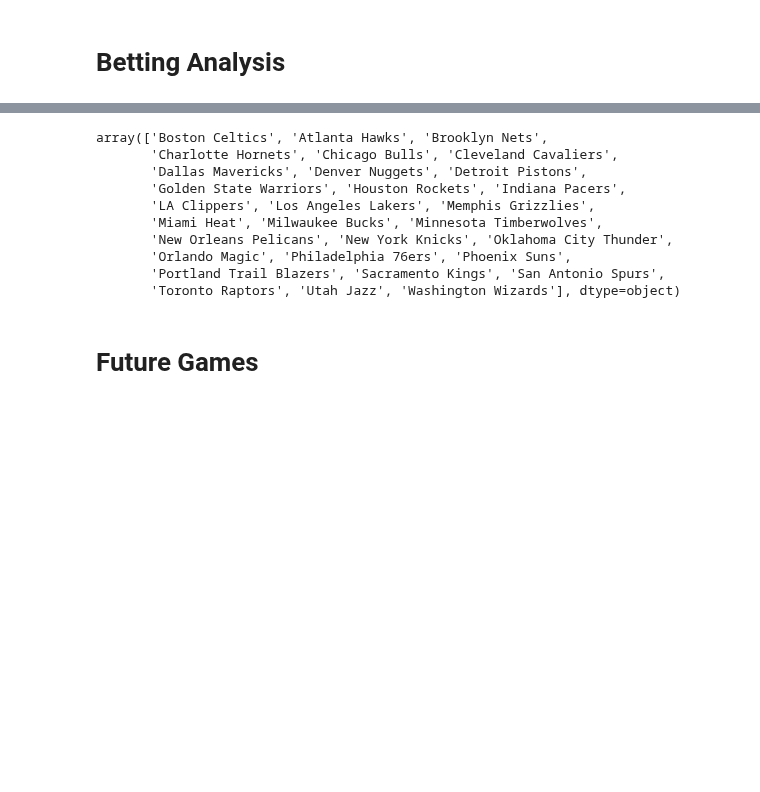
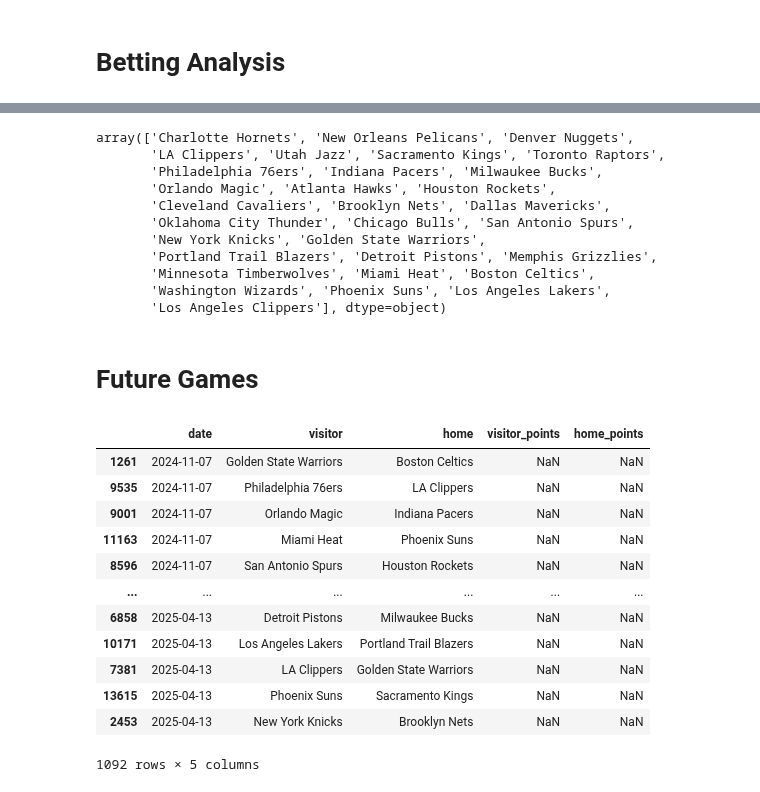
Before and after one commit to VincentGordon-Data-Analyst/nba-api, a Jupyter notebook: nba-analysis.ipynb, the cells around one changed output, grey strips where cells are left out. Cells and saved outputs as stored; diff of their text form; code cells hidden in the pictures; blank space fills up the shorter version.

```diff
--- a/nba-analysis.ipynb
+++ b/nba-analysis.ipynb
@@ -234,25 +308,40 @@ z-score for 235.5: 0.96
 # %%
-teams = df1['visitor'].unique()
+teams = final_df['visitor'].unique()
 teams
 # %% [output]
-array(['Boston Celtics', 'Atlanta Hawks', 'Brooklyn Nets',
-       'Charlotte Hornets', 'Chicago Bulls', 'Cleveland Cavaliers',
-       'Dallas Mavericks', 'Denver Nuggets', 'Detroit Pistons',
-       'Golden State Warriors', 'Houston Rockets', 'Indiana Pacers',
-       'LA Clippers', 'Los Angeles Lakers', 'Memphis Grizzlies',
-       'Miami Heat', 'Milwaukee Bucks', 'Minnesota Timberwolves',
-       'New Orleans Pelicans', 'New York Knicks', 'Oklahoma City Thunder',
-       'Orlando Magic', 'Philadelphia 76ers', 'Phoenix Suns',
-       'Portland Trail Blazers', 'Sacramento Kings', 'San Antonio Spurs',
-       'Toronto Raptors', 'Utah Jazz', 'Washington Wizards'], dtype=object)
+array(['Charlotte Hornets', 'New Orleans Pelicans', 'Denver Nuggets',
+       'LA Clippers', 'Utah Jazz', 'Sacramento Kings', 'Toronto Raptors',
+       'Philadelphia 76ers', 'Indiana Pacers', 'Milwaukee Bucks',
+       'Orlando Magic', 'Atlanta Hawks', 'Houston Rockets',
+       'Cleveland Cavaliers', 'Brooklyn Nets', 'Dallas Mavericks',
+       'Oklahoma City Thunder', 'Chicago Bulls', 'San Antonio Spurs',
+       'New York Knicks', 'Golden State Warriors',
+       'Portland Trail Blazers', 'Detroit Pistons', 'Memphis Grizzlies',
+       'Minnesota Timberwolves', 'Miami Heat', 'Boston Celtics',
+       'Washington Wizards', 'Phoenix Suns', 'Los Angeles Lakers',
+       'Los Angeles Clippers'], dtype=object)
 # %% [markdown]
 # Future Games
 # %%
 # Get the current date
 current_date = dt.date.today()
 current_date_string = current_date.strftime("%Y-%m-%d")
 
 # Find games that havent happened yet
 future_games = scores_df[(scores_df['date'] >= current_date_string) & (pd.isna(scores_df['visitor_points']))]
 future_games = future_games.sort_values(by='date')
-future_games.head(20)
+future_games
+# %% [output]
+|  | date | visitor | home | visitor_points | home_points |
+| 1261 | 2024-11-07 | Golden State Warriors | Boston Celtics | NaN | NaN |
+| 9535 | 2024-11-07 | Philadelphia 76ers | LA Clippers | NaN | NaN |
+| 9001 | 2024-11-07 | Orlando Magic | Indiana Pacers | NaN | NaN |
+| 11163 | 2024-11-07 | Miami Heat | Phoenix Suns | NaN | NaN |
+| 8596 | 2024-11-07 | San Antonio Spurs | Houston Rockets | NaN | NaN |
+| ... | ... | ... | ... | ... | ... |
+| 6858 | 2025-04-13 | Detroit Pistons | Milwaukee Bucks | NaN | NaN |
+| 10171 | 2025-04-13 | Los Angeles Lakers | Portland Trail Blazers | NaN | NaN |
+| 7381 | 2025-04-13 | LA Clippers | Golden State Warriors | NaN | NaN |
+| 13615 | 2025-04-13 | Phoenix Suns | Sacramento Kings | NaN | NaN |
+| 2453 | 2025-04-13 | New York Knicks | Brooklyn Nets | NaN | NaN |
+1092 rows × 5 columns
```
Also changed, not shown: parts of 12 cells of this notebook, 6 other files.
